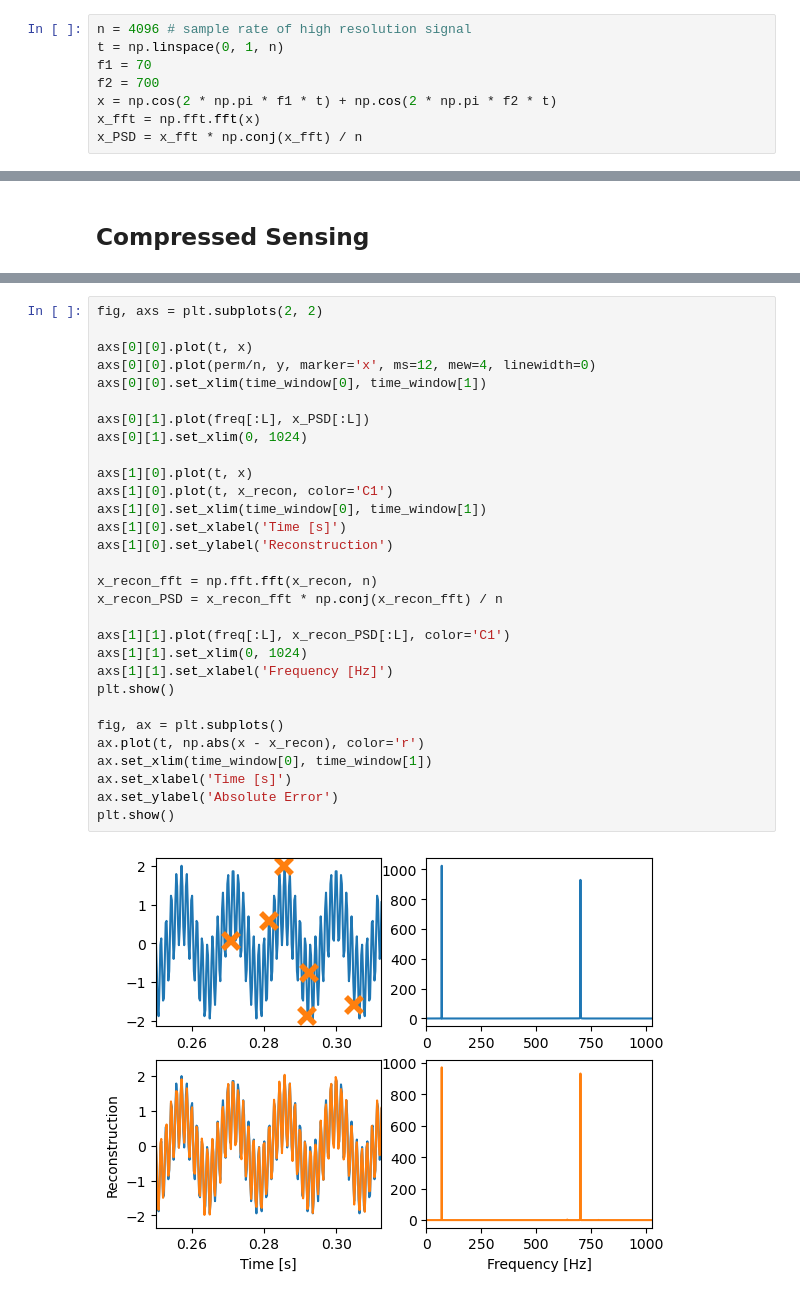
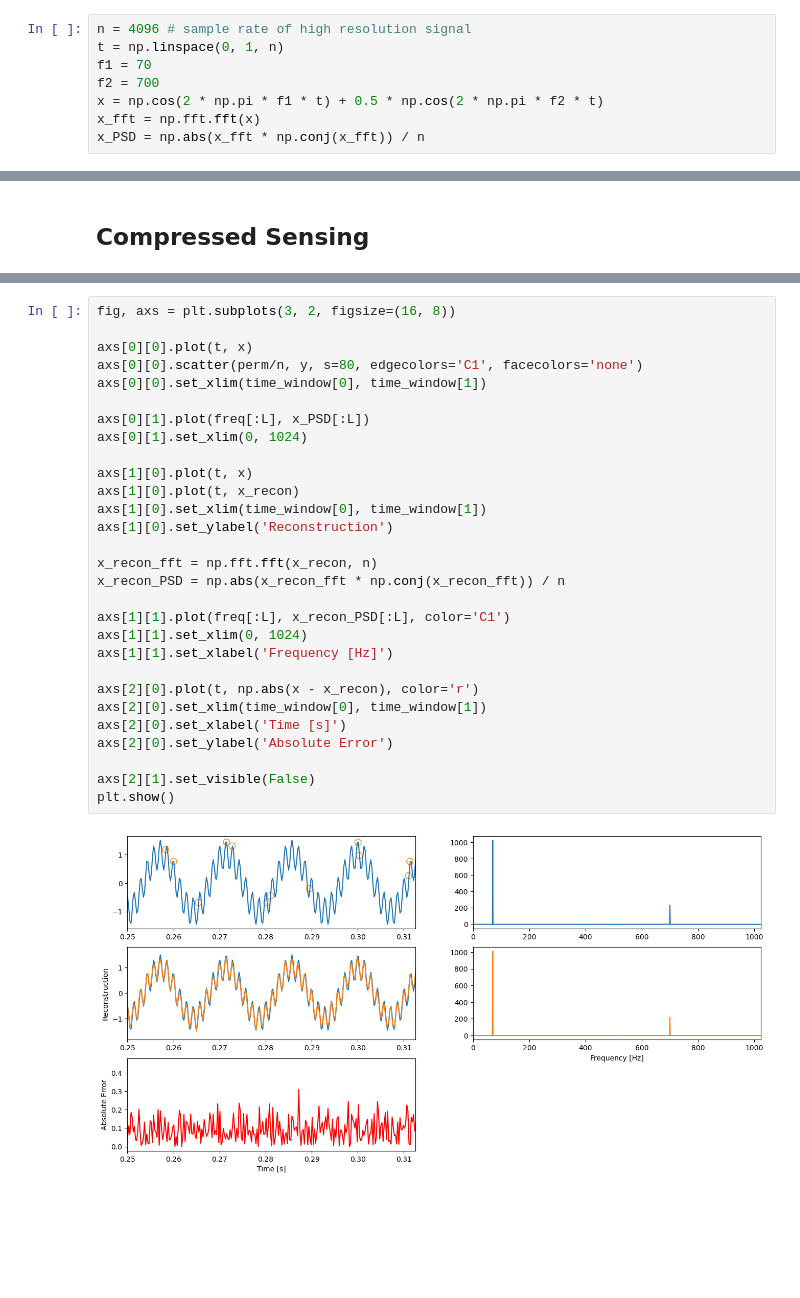
Before and after one commit to PaulWawerek-L/CS_example, a Jupyter notebook: cs_example.ipynb, the cells around one changed output, grey strips where cells are left out. Cells and saved outputs as stored; diff of their text form; blank space fills up the shorter version.

```diff
--- a/cs_example.ipynb
+++ b/cs_example.ipynb
@@ -13,9 +13,9 @@ n = 4096 # sample rate of high resolution signal
 t = np.linspace(0, 1, n)
 f1 = 70
 f2 = 700
-x = np.cos(2 * np.pi * f1 * t) + np.cos(2 * np.pi * f2 * t)
+x = np.cos(2 * np.pi * f1 * t) + 0.5 * np.cos(2 * np.pi * f2 * t)
 x_fft = np.fft.fft(x)
-x_PSD = x_fft * np.conj(x_fft) / n
+x_PSD = np.abs(x_fft * np.conj(x_fft)) / n
 # %% [markdown]
 ## random sampling
 # %%
@@ -65,32 +73,31 @@ Iteration 10
 # %%
-fig, axs = plt.subplots(2, 2)
+fig, axs = plt.subplots(3, 2, figsize=(16, 8))
 
 axs[0][0].plot(t, x)
-axs[0][0].plot(perm/n, y, marker='x', ms=12, mew=4, linewidth=0)
+axs[0][0].scatter(perm/n, y, s=80, edgecolors='C1', facecolors='none')
 axs[0][0].set_xlim(time_window[0], time_window[1])
 
 axs[0][1].plot(freq[:L], x_PSD[:L])
 axs[0][1].set_xlim(0, 1024)
 
 axs[1][0].plot(t, x)
-axs[1][0].plot(t, x_recon, color='C1')
+axs[1][0].plot(t, x_recon)
 axs[1][0].set_xlim(time_window[0], time_window[1])
-axs[1][0].set_xlabel('Time [s]')
 axs[1][0].set_ylabel('Reconstruction')
 
 x_recon_fft = np.fft.fft(x_recon, n)
-x_recon_PSD = x_recon_fft * np.conj(x_recon_fft) / n
+x_recon_PSD = np.abs(x_recon_fft * np.conj(x_recon_fft)) / n
 
 axs[1][1].plot(freq[:L], x_recon_PSD[:L], color='C1')
 axs[1][1].set_xlim(0, 1024)
 axs[1][1].set_xlabel('Frequency [Hz]')
+
+axs[2][0].plot(t, np.abs(x - x_recon), color='r')
+axs[2][0].set_xlim(time_window[0], time_window[1])
+axs[2][0].set_xlabel('Time [s]')
+axs[2][0].set_ylabel('Absolute Error')
+
+axs[2][1].set_visible(False)
 plt.show()
-
-fig, ax = plt.subplots()
-ax.plot(t, np.abs(x - x_recon), color='r')
-ax.set_xlim(time_window[0], time_window[1])
-ax.set_xlabel('Time [s]')
-ax.set_ylabel('Absolute Error')
-plt.show()
 # %% [output]
-[figure, old version]
+[figure, new version]
```
Also changed, not shown: parts of 3 cells of this notebook, 2 other files.
